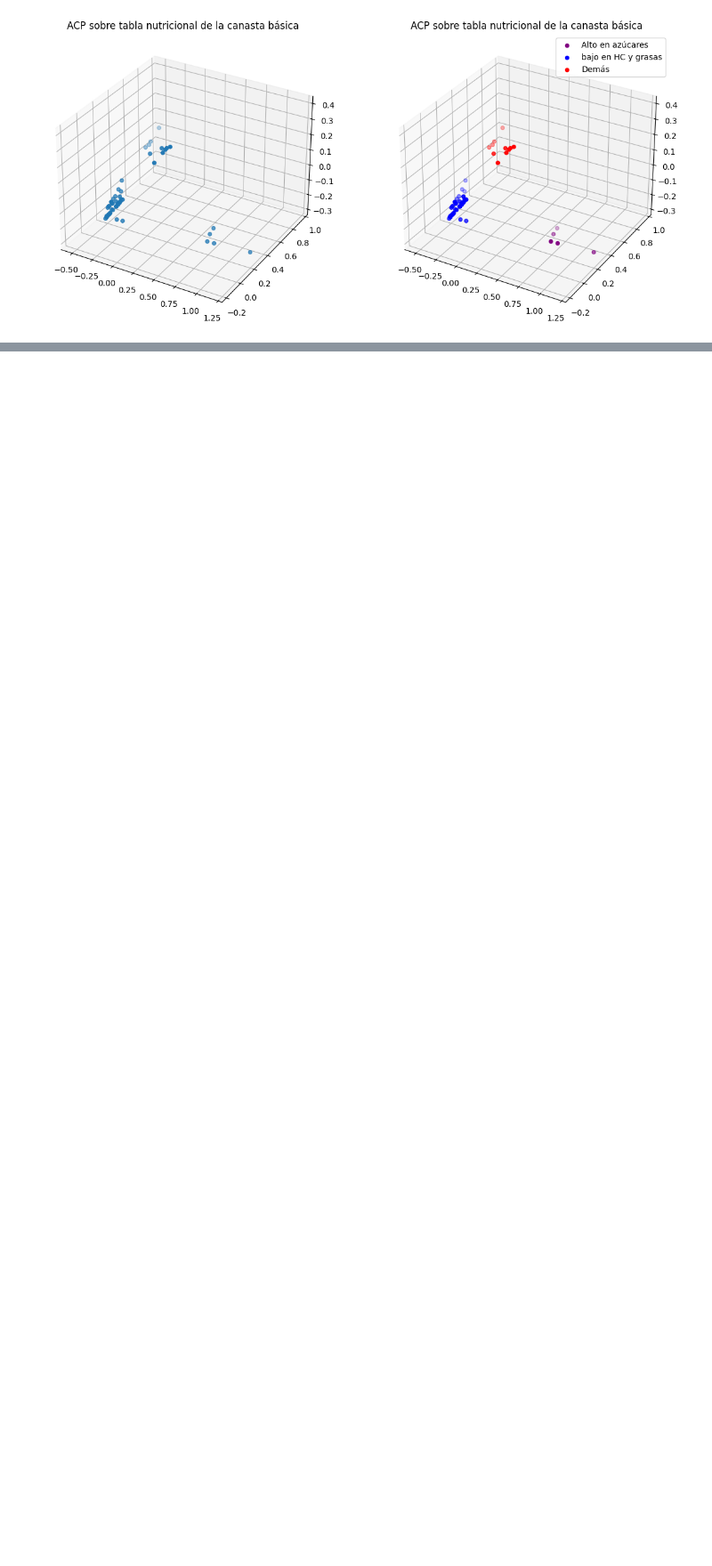
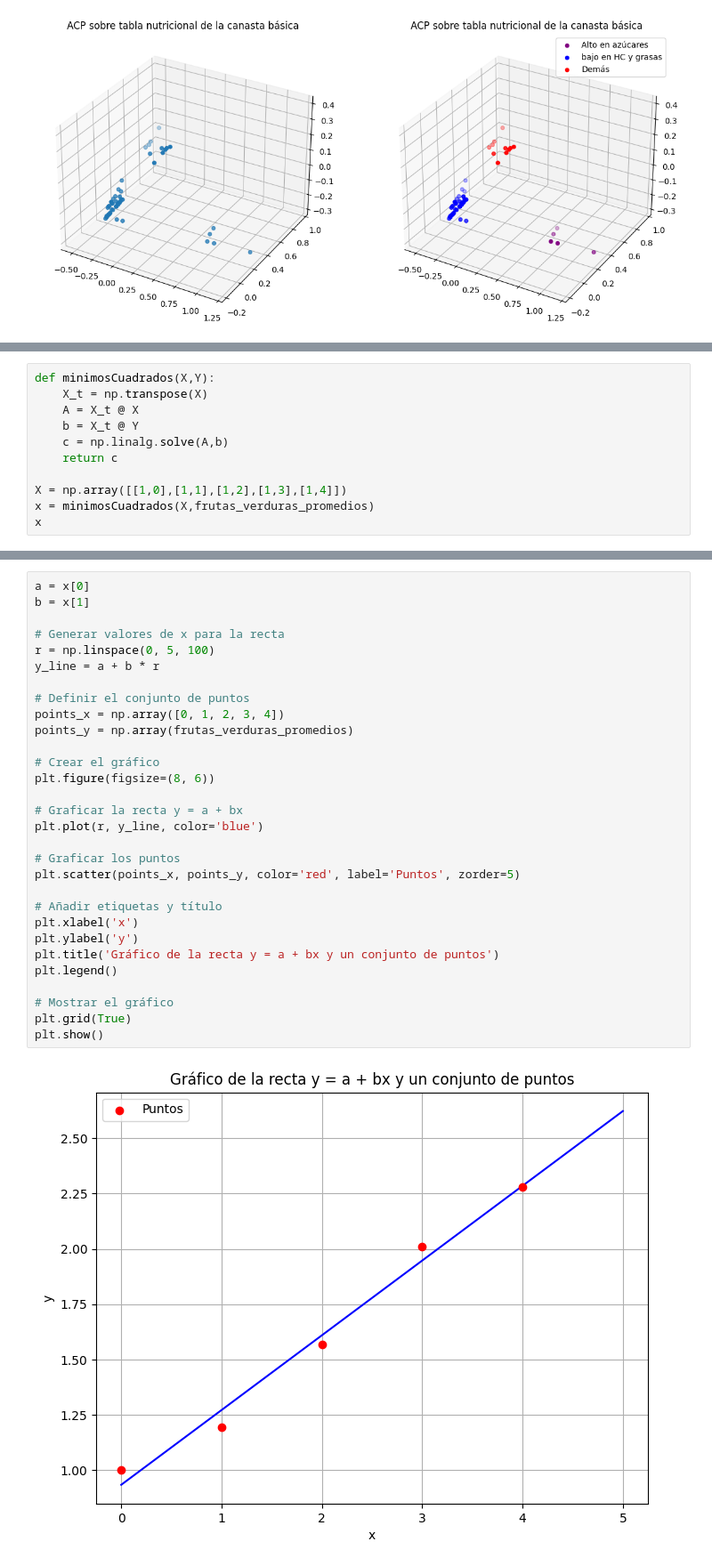
Before and after one commit to r3ch1rd/TP2alc, a Jupyter notebook: TP2alc36.ipynb, the cells around one changed output, grey strips where cells are left out. Shown at 89% size. Drawn from its saved outputs; the diff is of its cells as text; blank space fills up the shorter version.

```diff
--- a/TP2alc36.ipynb
+++ b/TP2alc36.ipynb
@@ -317,0 +289,11 @@ plt.show()
+# %%
+def minimosCuadrados(X,Y):
+    X_t = np.transpose(X)
+    A = X_t @ X
+    b = X_t @ Y
+    c = np.linalg.solve(A,b)
+    return c
+
+X = np.array([[1,0],[1,1],[1,2],[1,3],[1,4]])
+x = minimosCuadrados(X,frutas_verduras_promedios)
+x
@@ -317,0 +302,32 @@ plt.show()
+# %%
+a = x[0]
+b = x[1]
+
+# Generar valores de x para la recta
+r = np.linspace(0, 5, 100)
+y_line = a + b * r
+
+# Definir el conjunto de puntos
+points_x = np.array([0, 1, 2, 3, 4])
+points_y = np.array(frutas_verduras_promedios)
+
+# Crear el gráfico
+plt.figure(figsize=(8, 6))
+
+# Graficar la recta y = a + bx
+plt.plot(r, y_line, color='blue')
+
+# Graficar los puntos
+plt.scatter(points_x, points_y, color='red', label='Puntos', zorder=5)
+
+# Añadir etiquetas y título
+plt.xlabel('x')
+plt.ylabel('y')
+plt.title('Gráfico de la recta y = a + bx y un conjunto de puntos')
+plt.legend()
+
+# Mostrar el gráfico
+plt.grid(True)
+plt.show()
+# %% [output]
+[figure, added]
```
Also changed, not shown: parts of 8 cells of this notebook.
